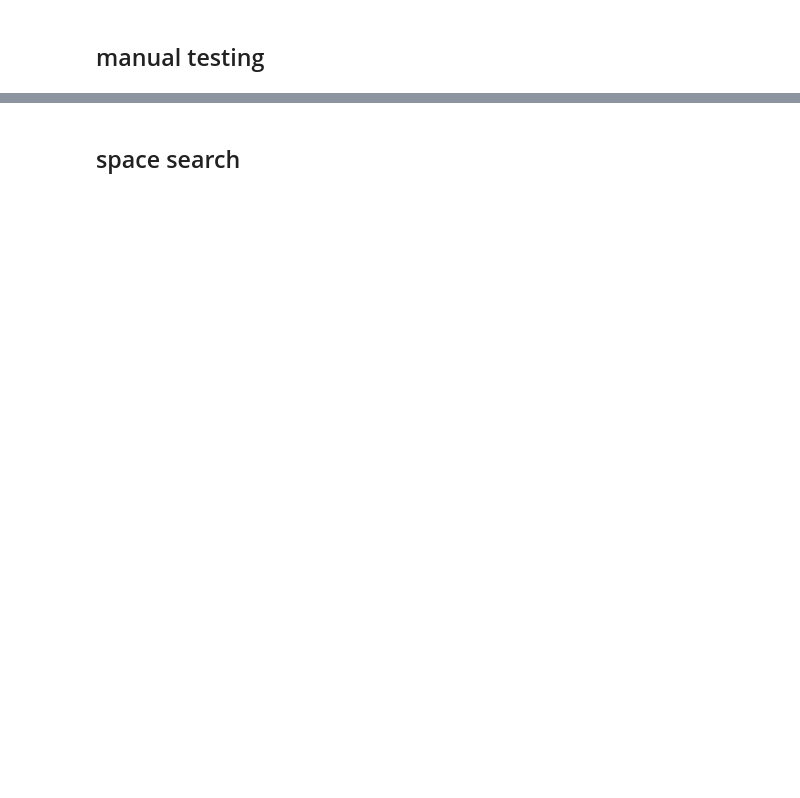
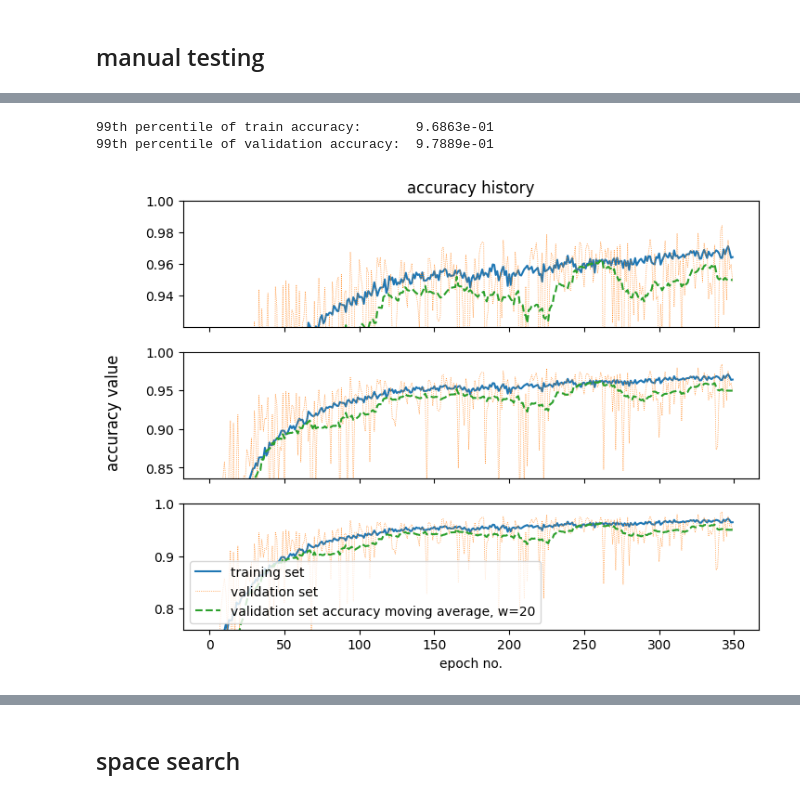
Before and after one commit to P4ndaM1x/engineering-dissertation, a Jupyter notebook: q_calssification.ipynb, the cells around one changed output, grey strips where cells are left out. Saved outputs shown, nothing was run; the diff lists cells and outputs as text; code cells hidden in the pictures; blank space fills up the shorter version.

Commit message:
plot_steps_by_parameter added

```diff
--- a/q_calssification.ipynb
+++ b/q_calssification.ipynb
@@ -46,6 +36,7 @@ model = tf.keras.models.Sequential()
 model.add(complex_layers.ComplexInput(input_shape=(POINTS_NUM,)))
 model.add(complex_layers.ComplexDense(units=64, activation='pol_sigmoid'))
 model.add(complex_layers.ComplexDense(units=64, activation='pol_sigmoid'))
+model.add(complex_layers.ComplexDense(units=64, activation='pol_sigmoid'))
 model.add(complex_layers.ComplexDense(units=CLASSES_NUM, activation='softmax_real_with_abs'))
 model.compile(optimizer=tf.keras.optimizers.SGD(clipnorm=1.), loss='binary_crossentropy', metrics=['accuracy'])
 model.summary()
@@ -52,3 +61,3 @@ model.summary()
 # %%
 from common.model import FreeMemory
-history = model.fit(points, q_labels, epochs=350, validation_split=0.2, verbose=0, callbacks=[FreeMemory(10)])
+history = model.fit(points, q_labels, epochs=350, validation_split=0.2, verbose=0, callbacks=[FreeMemory(25)])
@@ -55,3 +83,7 @@ history = model.fit(points, q_labels, epochs=350, validation_split=0.2, verbose=
 # %%
-from common.plot import plot_metric_history
-plot_metric_history(history, metric='accuracy', moving_average_window=(20,))
+from common.plot import plot_metric_history_zoomed
+plot_metric_history_zoomed(history, metric='accuracy', mode='max', moving_average_window=(20,), threshold_multiplier=0.95)
+# %% [output]
+99th percentile of train accuracy:       9.6863e-01
+99th percentile of validation accuracy:  9.7889e-01
+[figure, added]
```
Also changed, not shown: parts of 10 cells of this notebook, 1 other file.
